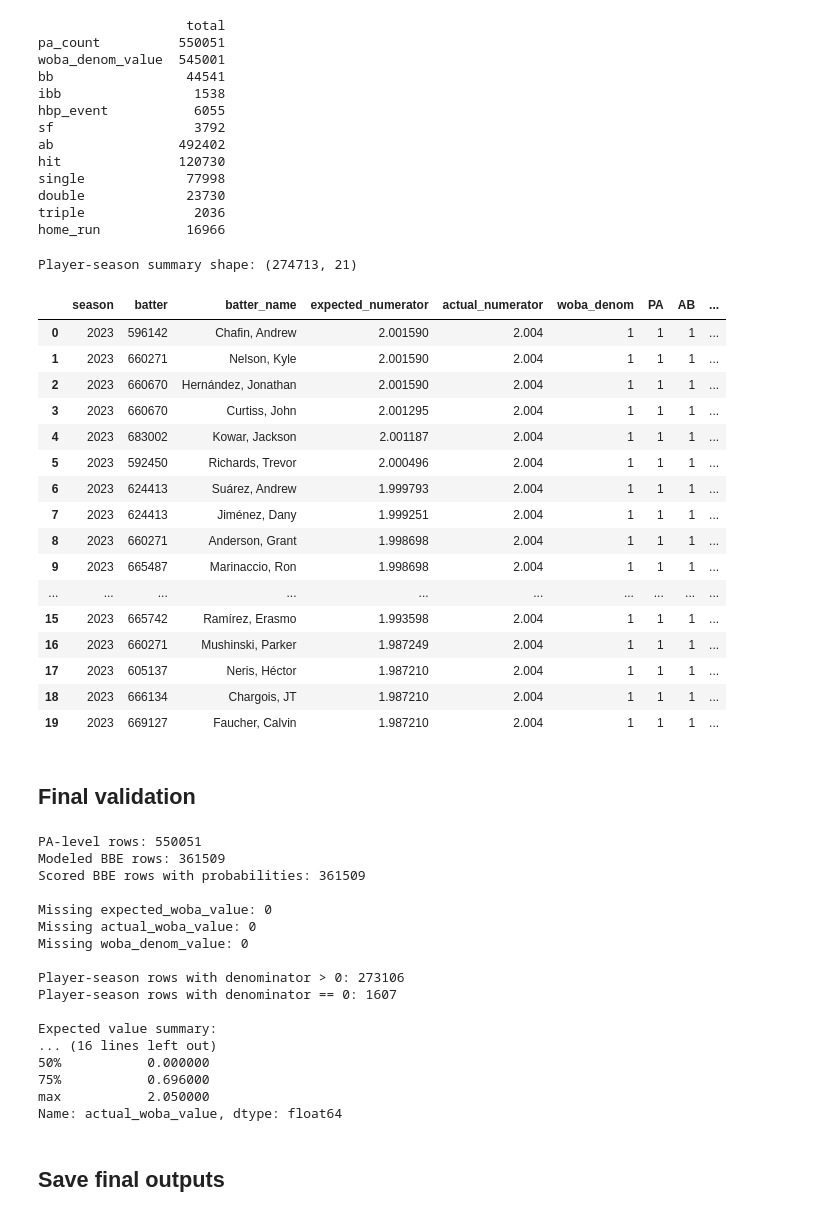
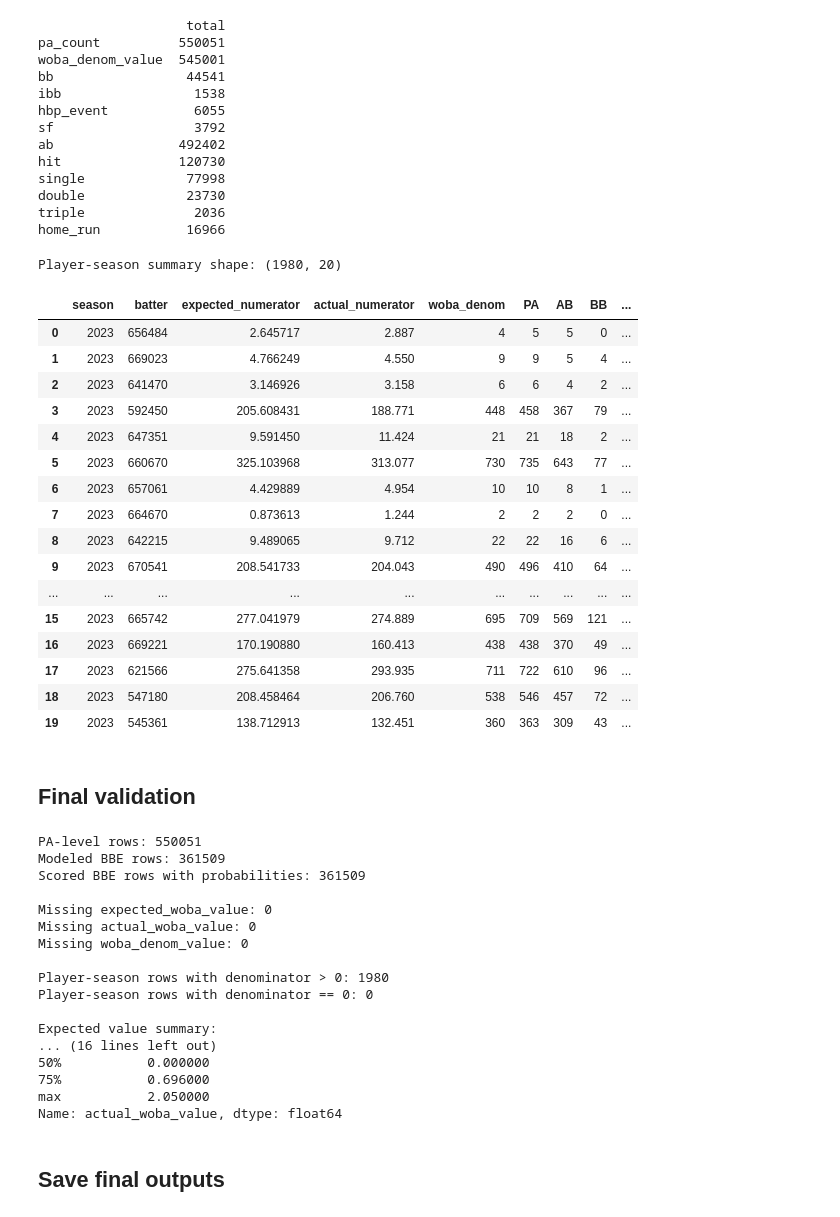
Before and after one commit to ZachGrammer/BaseballRevamp, a Jupyter notebook: notebooks/04_season_summary_build.ipynb, the cells around one changed output. Cells and saved outputs as stored; diff of their text form; code cells hidden in the pictures.

```diff
--- a/04_season_summary_build.ipynb
+++ b/notebooks/04_season_summary_build.ipynb
@@ -22,9 +22,9 @@ warnings.filterwarnings("ignore")
 pd.set_option("display.max_columns", 200)
 pd.set_option("display.width", 200)
 # %%
-raw_statcast = pd.read_parquet("data/raw/statcast_events.parquet")
-bbe_scored = pd.read_parquet("data/scored/bbe_scored.parquet")
-woba = pd.read_parquet("data/raw/woba_weights.parquet")
+raw_statcast = pd.read_parquet("../data/raw/statcast_events.parquet")
+bbe_scored = pd.read_parquet("../data/scored/bbe_scored.parquet")
+woba = pd.read_parquet("../data/raw/woba_weights.parquet")
 
 print("Raw Statcast shape:", raw_statcast.shape)
 print("Scored BBE shape:", bbe_scored.shape)
@@ -65,9 +65,6 @@ for col in ["season", "batter", "pitcher", "game_pk", "at_bat_number", "pitch_nu
     if col in pa_base.columns:
         pa_base[col] = pd.to_numeric(pa_base[col], errors="coerce")
 
-if "player_name" in pa_base.columns and "batter_name" not in pa_base.columns:
-    pa_base["batter_name"] = pa_base["player_name"]
-
 print("Regular-season PA base shape:", pa_base.shape)
 print("Unique seasons:", sorted(pa_base["season"].dropna().astype(int).unique().tolist()))
 display(pa_base.head())
@@ -333,10 +327,6 @@ triple              2036
 home_run           16966
 # %%
 group_cols = ["season", "batter"]
-if "batter_name" in pa_level.columns:
-    group_cols.append("batter_name")
-elif "player_name" in pa_level.columns:
-    group_cols.append("player_name")
 agg_map = {
     "expected_woba_value": "sum",
     "actual_woba_value": "sum",
@@ -364,51 +354,51 @@ player_season = (
         "pa_count": "PA",
         "ab": "AB",
         "bb": "BB",
         "ibb": "IBB",
         "hbp_event": "HBP",
         "sf": "SF",
         "hit": "H",
         "single": "1B",
         "double": "2B",
         "triple": "3B",
         "home_run": "HR"
     })
 )
 player_season["xwOBA"] = np.where(
     player_season["woba_denom"] > 0,
     player_season["expected_numerator"] / player_season["woba_denom"],
     np.nan
 )
 player_season["wOBA"] = np.where(
     player_season["woba_denom"] > 0,
     player_season["actual_numerator"] / player_season["woba_denom"],
     np.nan
 )
 player_season["wOBA_minus_xwOBA"] = player_season["wOBA"] - player_season["xwOBA"]
 player_season["xwOBA_minus_wOBA"] = player_season["xwOBA"] - player_season["wOBA"]
 player_season = player_season.sort_values(["season", "xwOBA"], ascending=[True, False]).reset_index(drop=True)
 
 print("Player-season summary shape:", player_season.shape)
 display(player_season.head(20))
 # %% [output]
-Player-season summary shape: (274713, 21)
+Player-season summary shape: (1980, 20)
-|  | season | batter | batter_name | expected_numerator | actual_numerator | woba_denom | PA | AB | ... |
-| 0 | 2023 | 596142 | Chafin, Andrew | 2.001590 | 2.004 | 1 | 1 | 1 | ... |
-| 1 | 2023 | 660271 | Nelson, Kyle | 2.001590 | 2.004 | 1 | 1 | 1 | ... |
-| 2 | 2023 | 660670 | Hernández, Jonathan | 2.001590 | 2.004 | 1 | 1 | 1 | ... |
-| 3 | 2023 | 660670 | Curtiss, John | 2.001295 | 2.004 | 1 | 1 | 1 | ... |
-| 4 | 2023 | 683002 | Kowar, Jackson | 2.001187 | 2.004 | 1 | 1 | 1 | ... |
-| 5 | 2023 | 592450 | Richards, Trevor | 2.000496 | 2.004 | 1 | 1 | 1 | ... |
-| 6 | 2023 | 624413 | Suárez, Andrew | 1.999793 | 2.004 | 1 | 1 | 1 | ... |
-| 7 | 2023 | 624413 | Jiménez, Dany | 1.999251 | 2.004 | 1 | 1 | 1 | ... |
-| 8 | 2023 | 660271 | Anderson, Grant | 1.998698 | 2.004 | 1 | 1 | 1 | ... |
-| 9 | 2023 | 665487 | Marinaccio, Ron | 1.998698 | 2.004 | 1 | 1 | 1 | ... |
+|  | season | batter | expected_numerator | actual_numerator | woba_denom | PA | AB | BB | ... |
+| 0 | 2023 | 656484 | 2.645717 | 2.887 | 4 | 5 | 5 | 0 | ... |
+| 1 | 2023 | 669023 | 4.766249 | 4.550 | 9 | 9 | 5 | 4 | ... |
+| 2 | 2023 | 641470 | 3.146926 | 3.158 | 6 | 6 | 4 | 2 | ... |
+| 3 | 2023 | 592450 | 205.608431 | 188.771 | 448 | 458 | 367 | 79 | ... |
+| 4 | 2023 | 647351 | 9.591450 | 11.424 | 21 | 21 | 18 | 2 | ... |
+| 5 | 2023 | 660670 | 325.103968 | 313.077 | 730 | 735 | 643 | 77 | ... |
+| 6 | 2023 | 657061 | 4.429889 | 4.954 | 10 | 10 | 8 | 1 | ... |
+| 7 | 2023 | 664670 | 0.873613 | 1.244 | 2 | 2 | 2 | 0 | ... |
+| 8 | 2023 | 642215 | 9.489065 | 9.712 | 22 | 22 | 16 | 6 | ... |
+| 9 | 2023 | 670541 | 208.541733 | 204.043 | 490 | 496 | 410 | 64 | ... |
 | ... | ... | ... | ... | ... | ... | ... | ... | ... | ... |
-| 15 | 2023 | 665742 | Ramírez, Erasmo | 1.993598 | 2.004 | 1 | 1 | 1 | ... |
-| 16 | 2023 | 660271 | Mushinski, Parker | 1.987249 | 2.004 | 1 | 1 | 1 | ... |
-| 17 | 2023 | 605137 | Neris, Héctor | 1.987210 | 2.004 | 1 | 1 | 1 | ... |
-| 18 | 2023 | 666134 | Chargois, JT | 1.987210 | 2.004 | 1 | 1 | 1 | ... |
-| 19 | 2023 | 669127 | Faucher, Calvin | 1.987210 | 2.004 | 1 | 1 | 1 | ... |
+| 15 | 2023 | 665742 | 277.041979 | 274.889 | 695 | 709 | 569 | 121 | ... |
+| 16 | 2023 | 669221 | 170.190880 | 160.413 | 438 | 438 | 370 | 49 | ... |
+| 17 | 2023 | 621566 | 275.641358 | 293.935 | 711 | 722 | 610 | 96 | ... |
+| 18 | 2023 | 547180 | 208.458464 | 206.760 | 538 | 546 | 457 | 72 | ... |
+| 19 | 2023 | 545361 | 138.712913 | 132.451 | 360 | 363 | 309 | 43 | ... |
 # %% [markdown]
 ## Final validation
 # %%
@@ -441,8 +431,8 @@ Missing expected_woba_value: 0
 Missing actual_woba_value: 0
 Missing woba_denom_value: 0
 
-Player-season rows with denominator > 0: 273106
-Player-season rows with denominator == 0: 1607
+Player-season rows with denominator > 0: 1980
+Player-season rows with denominator == 0: 0
 
 Expected value summary:
 ... (16 lines left out)
```
Also changed, not shown: parts of 5 cells of this notebook, 9 other files.
